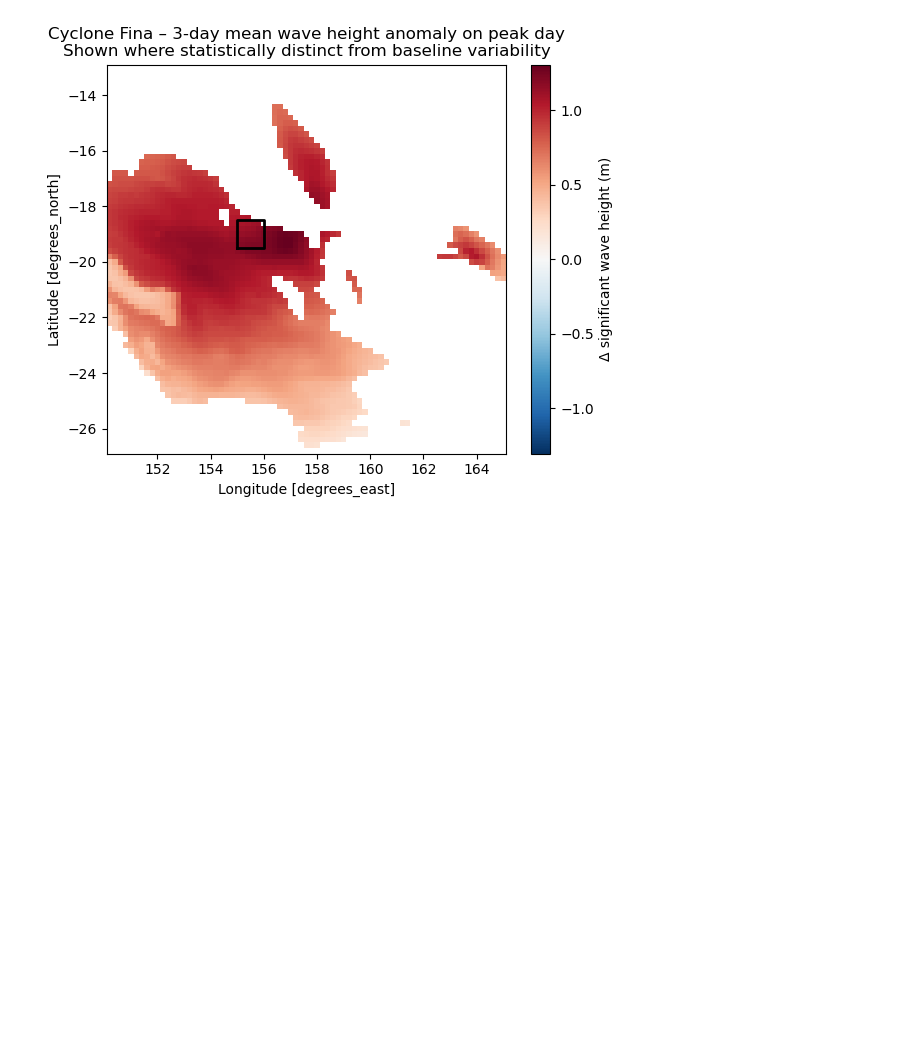
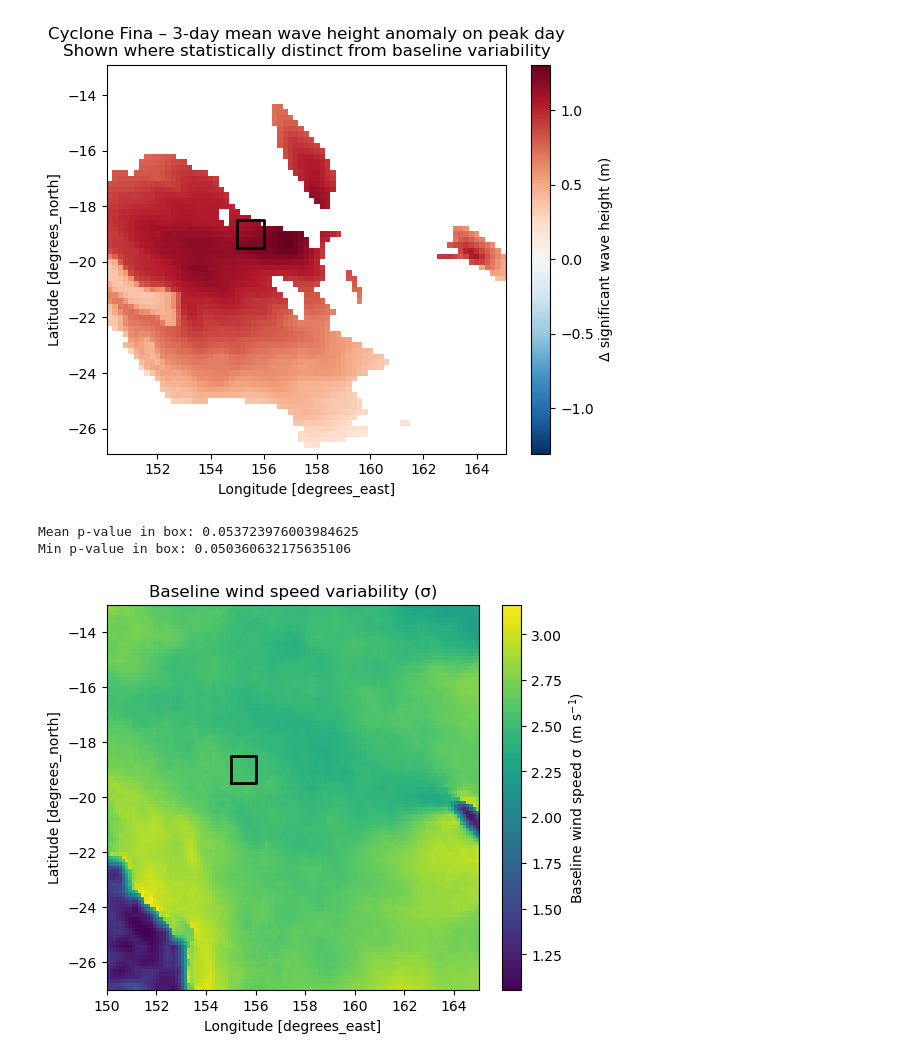
Before and after one commit to ElisaSzalay/Cyclone-Analysis, a Jupyter notebook: Wind and Wave analysis/statistics.ipynb, the cells around one changed output. Cells and saved outputs as stored; diff of their text form; code cells hidden in the pictures; blank space fills up the shorter version.

```diff
--- a/Wind and Wave analysis/statistics.ipynb
+++ b/Wind and Wave analysis/statistics.ipynb
@@ -1072,3 +1072,43 @@ plt.savefig("plots/new anomaly plots with box/fina_wave_anomaly_significant.png"
 plt.show()
 # %% [output]
 [figure]
+# %%
+box_pvals = alfred_wave_ttest["p_value"].sel(
+    longitude=slice(155, 156),
+    latitude=slice(-19.5, -18.5),
+)
+
+print(
+    "Mean p-value in box:",
+    float(box_pvals.mean(skipna=True))
+)
+print(
+    "Min p-value in box:",
+    float(box_pvals.min(skipna=True))
+)
+# %% [output]
+Mean p-value in box: 0.053723976003984625
+Min p-value in box: 0.050360632175635106
+# %%
+baseline_wind_std = xr.concat(
+    [
+        wind_speed_baseline_first,
+        wind_speed_baseline_second,
+        wind_speed_baseline_third,
+    ],
+    dim="time",
+).std("time")
+
+fig, ax = plt.subplots(figsize=(6, 5))
+baseline_wind_std.plot(
+    ax=ax,
+    cmap="viridis",
+    cbar_kwargs={"label": "Baseline wind speed σ (m s$^{-1}$)"},
+)
+
+draw_focus_box(ax, 155, 156, -19.5, -18.5)
+
+ax.set_title("Baseline wind speed variability (σ)")
+plt.show()
+# %% [output]
+[figure, added]
```
Also changed, not shown: parts of 1 cell of this notebook, 5 other files.
